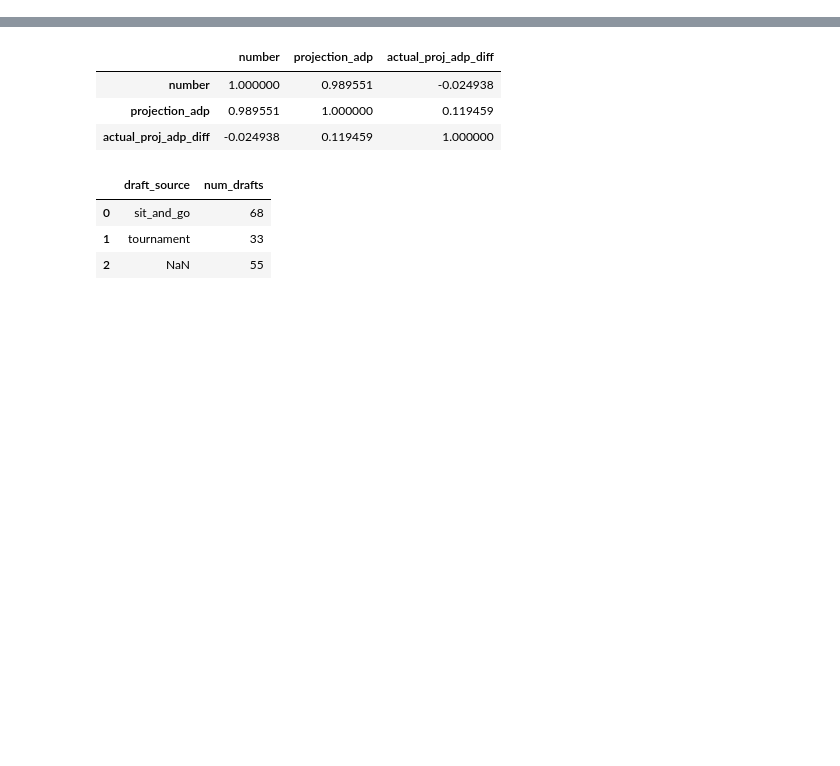
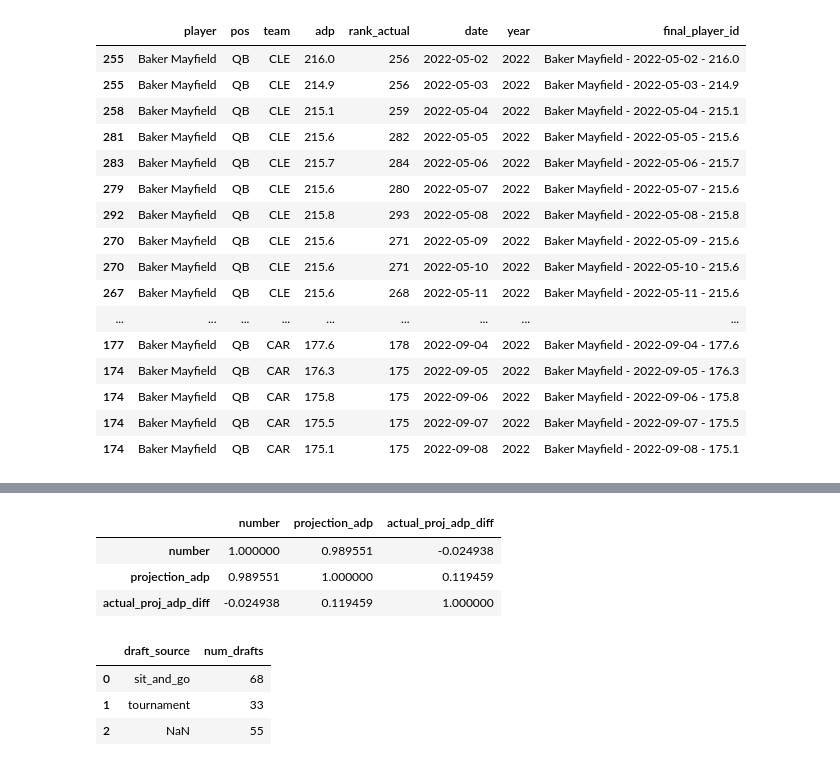
Before and after one commit to ConnorDeLong/Underdog-FF-Draft-Prediction, a Jupyter notebook: UD_draft_model/data_prep.ipynb, the cells around one changed output, grey strips where cells are left out. Saved outputs shown, nothing was run; the diff lists cells and outputs as text; code cells hidden in the pictures; blank space fills up the shorter version.

```diff
--- a/UD_draft_model/data_prep.ipynb
+++ b/UD_draft_model/data_prep.ipynb
@@ -237,0 +470,28 @@ Index(['player', 'pos', 'team', 'adp', 'rank', 'date', 'Unnamed: 0', 'cdelong',
+# %%
+keep = ['player', 'team']
+_df1 = df_ranks.loc[df_ranks['year'] == 2022].drop_duplicates(subset=keep)[keep]
+
+# _df1.drop_duplicates(subset='player', inplace=True)
+df_g = _df1.groupby('player').size().to_frame('num_teams').reset_index()
+df_g.sort_values(by='num_teams', ascending=False, inplace=True)
+
+# df_g
+df_ranks.loc[df_ranks['player'] == 'Baker Mayfield'].sort_values(by='date')
+# %% [output]
+|  | player | pos | team | adp | rank_actual | date | year | final_player_id |
+| 255 | Baker Mayfield | QB | CLE | 216.0 | 256 | 2022-05-02 | 2022 | Baker Mayfield - 2022-05-02 - 216.0 |
+| 255 | Baker Mayfield | QB | CLE | 214.9 | 256 | 2022-05-03 | 2022 | Baker Mayfield - 2022-05-03 - 214.9 |
+| 258 | Baker Mayfield | QB | CLE | 215.1 | 259 | 2022-05-04 | 2022 | Baker Mayfield - 2022-05-04 - 215.1 |
+| 281 | Baker Mayfield | QB | CLE | 215.6 | 282 | 2022-05-05 | 2022 | Baker Mayfield - 2022-05-05 - 215.6 |
+| 283 | Baker Mayfield | QB | CLE | 215.7 | 284 | 2022-05-06 | 2022 | Baker Mayfield - 2022-05-06 - 215.7 |
+| 279 | Baker Mayfield | QB | CLE | 215.6 | 280 | 2022-05-07 | 2022 | Baker Mayfield - 2022-05-07 - 215.6 |
+| 292 | Baker Mayfield | QB | CLE | 215.8 | 293 | 2022-05-08 | 2022 | Baker Mayfield - 2022-05-08 - 215.8 |
+| 270 | Baker Mayfield | QB | CLE | 215.6 | 271 | 2022-05-09 | 2022 | Baker Mayfield - 2022-05-09 - 215.6 |
+| 270 | Baker Mayfield | QB | CLE | 215.6 | 271 | 2022-05-10 | 2022 | Baker Mayfield - 2022-05-10 - 215.6 |
+| 267 | Baker Mayfield | QB | CLE | 215.6 | 268 | 2022-05-11 | 2022 | Baker Mayfield - 2022-05-11 - 215.6 |
+| ... | ... | ... | ... | ... | ... | ... | ... | ... |
+| 177 | Baker Mayfield | QB | CAR | 177.6 | 178 | 2022-09-04 | 2022 | Baker Mayfield - 2022-09-04 - 177.6 |
+| 174 | Baker Mayfield | QB | CAR | 176.3 | 175 | 2022-09-05 | 2022 | Baker Mayfield - 2022-09-05 - 176.3 |
+| 174 | Baker Mayfield | QB | CAR | 175.8 | 175 | 2022-09-06 | 2022 | Baker Mayfield - 2022-09-06 - 175.8 |
+| 174 | Baker Mayfield | QB | CAR | 175.5 | 175 | 2022-09-07 | 2022 | Baker Mayfield - 2022-09-07 - 175.5 |
+| 174 | Baker Mayfield | QB | CAR | 175.1 | 175 | 2022-09-08 | 2022 | Baker Mayfield - 2022-09-08 - 175.1 |
```
Also changed, not shown: parts of 14 cells of this notebook, 12 other files.
